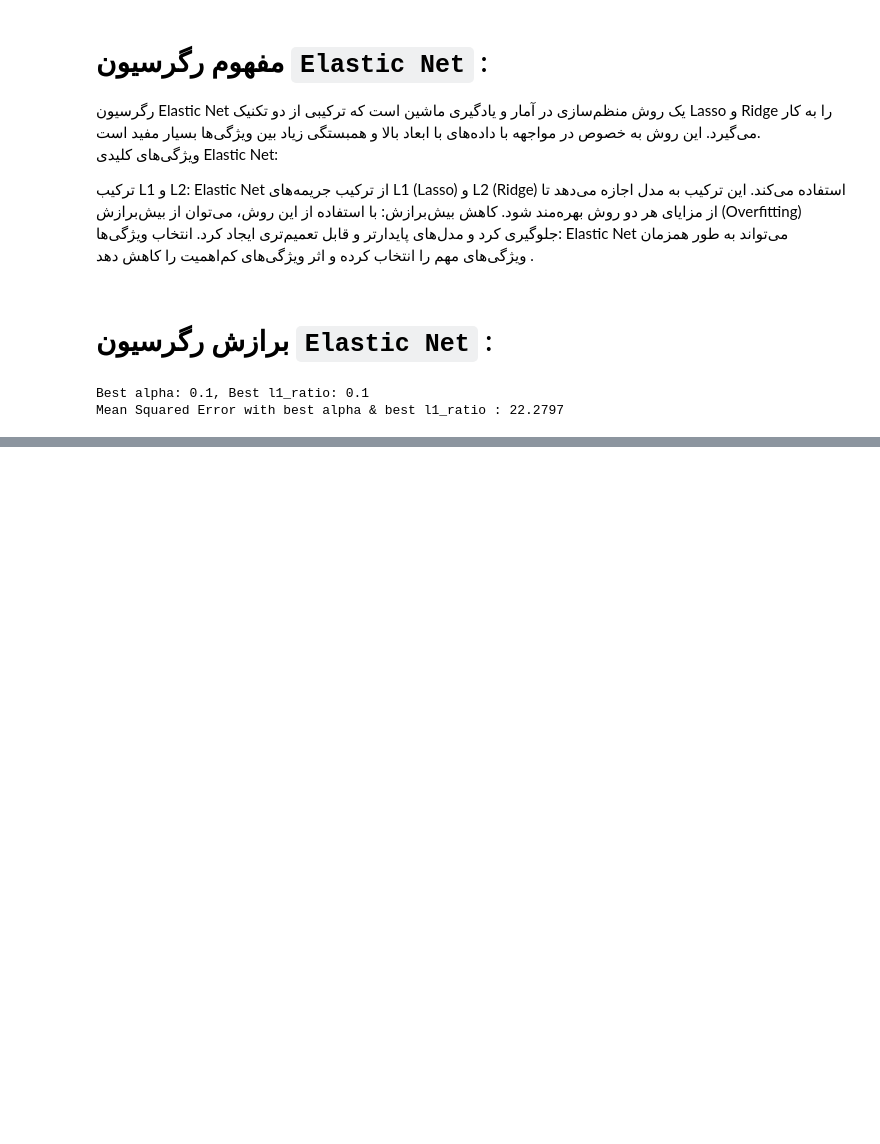
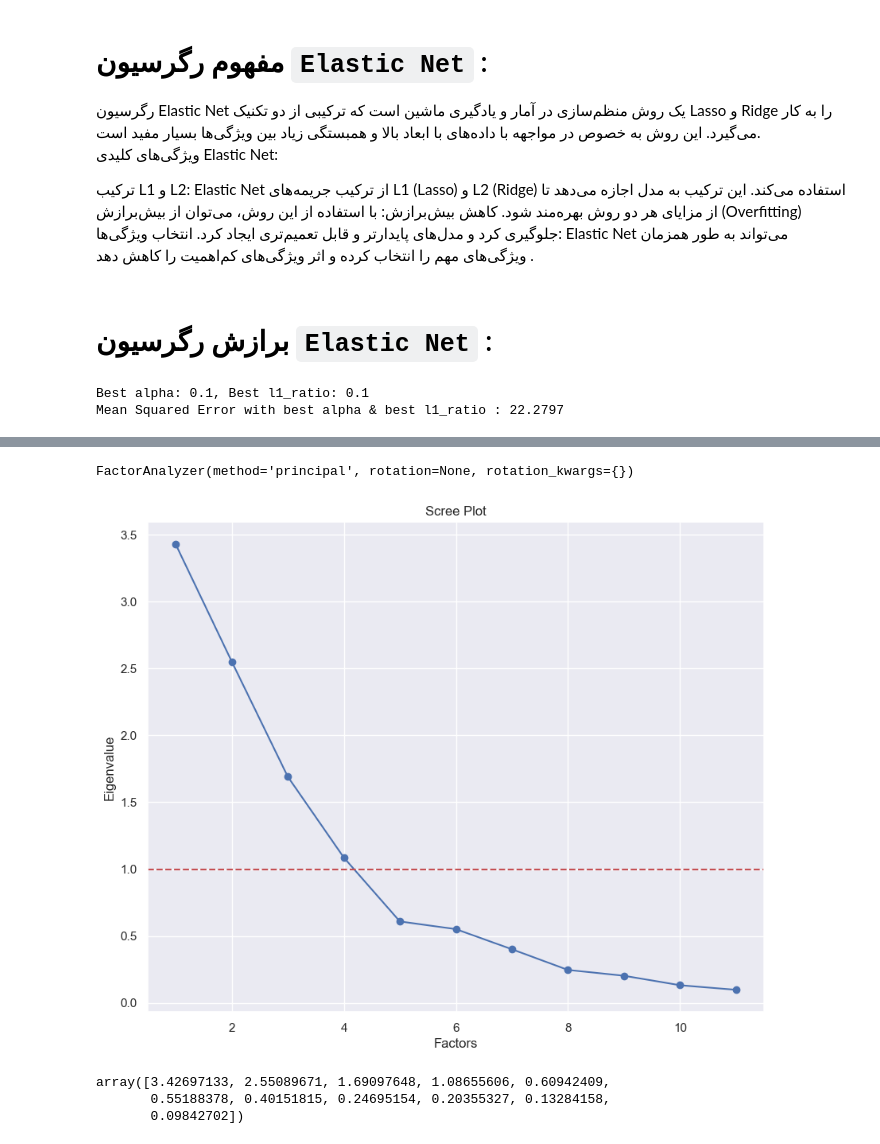
Before and after one commit to SinaMollaebrahimi/Multivariate-analysis, a Jupyter notebook: Mahta_panahi_Sina_Mollaebrahimi.ipynb, the cells around one changed output, grey strips where cells are left out. Cells and saved outputs as stored; diff of their text form; code cells hidden in the pictures; blank space fills up the shorter version.

```diff
--- a/Mahta_panahi_Sina_Mollaebrahimi.ipynb
+++ b/Mahta_panahi_Sina_Mollaebrahimi.ipynb
@@ -648,0 +833,22 @@ Mean Squared Error with best alpha & best l1_ratio : 22.2797
+# %%
+fa = FactorAnalyzer(rotation=None , method='principal')
+fa.fit(df_F_scaled)
+# %% [output]
+FactorAnalyzer(method='principal', rotation=None, rotation_kwargs={})
+# %%
+ev, v = fa.get_eigenvalues()
+plt.figure(figsize=(10, 8))
+plt.scatter(range(1, df_F_scaled.shape[1] + 1), ev)
+plt.plot(range(1, df_F_scaled.shape[1] + 1), ev, 'b-')
+plt.xlabel('Factors')
+plt.ylabel('Eigenvalue')
+plt.title('Scree Plot')
+plt.axhline(y=1, color='r', linestyle='--')
+plt.grid(True)
+plt.show()
+ev
+# %% [output]
+[figure, added]
+array([3.42697133, 2.55089671, 1.69097648, 1.08655606, 0.60942409,
+       0.55188378, 0.40151815, 0.24695154, 0.20355327, 0.13284158,
+       0.09842702])
```
Also changed, not shown: parts of 59 cells of this notebook.
